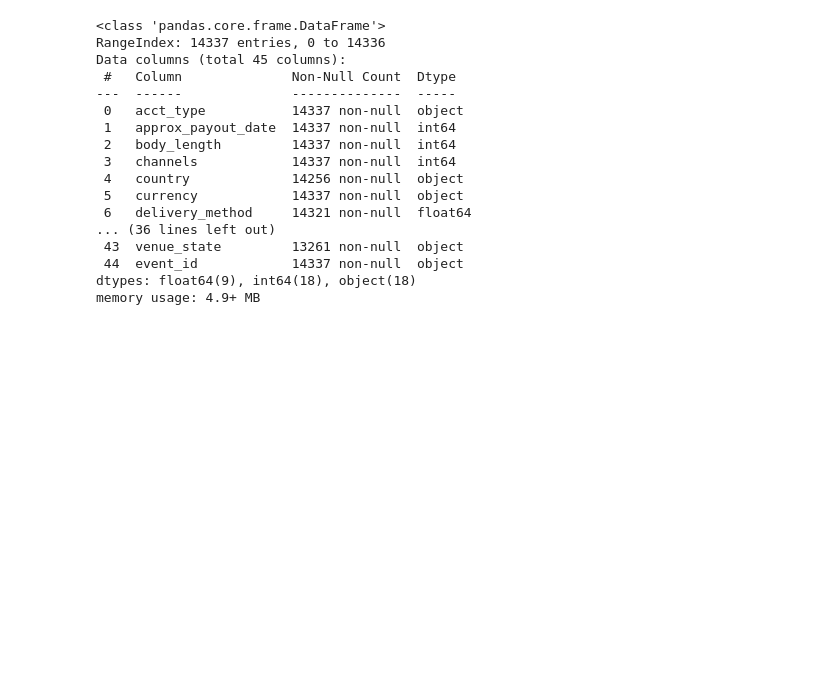
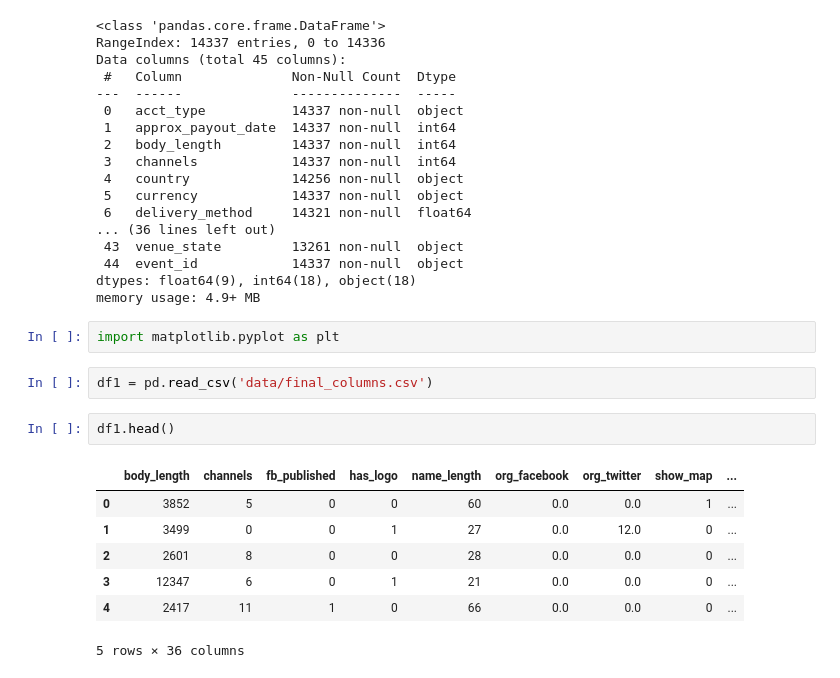
Before and after one commit to gverploeg/Fraud_Detection-, a Jupyter notebook: Sams-notebook.ipynb, the cells around one changed output. Drawn from its saved outputs; the diff is of its cells as text; blank space fills up the shorter version.

```diff
--- a/Sams-notebook.ipynb
+++ b/Sams-notebook.ipynb
@@ -84,3 +84,17 @@ Data columns (total 45 columns):
  44  event_id            14337 non-null  object
 dtypes: float64(9), int64(18), object(18)
 memory usage: 4.9+ MB
+# %%
+import matplotlib.pyplot as plt
+# %%
+df1 = pd.read_csv('data/final_columns.csv')
+# %%
+df1.head()
+# %% [output]
+|  | body_length | channels | fb_published | has_logo | name_length | org_facebook | org_twitter | show_map | ... |
+| 0 | 3852 | 5 | 0 | 0 | 60 | 0.0 | 0.0 | 1 | ... |
+| 1 | 3499 | 0 | 0 | 1 | 27 | 0.0 | 12.0 | 0 | ... |
+| 2 | 2601 | 8 | 0 | 0 | 28 | 0.0 | 0.0 | 0 | ... |
+| 3 | 12347 | 6 | 0 | 1 | 21 | 0.0 | 0.0 | 0 | ... |
+| 4 | 2417 | 11 | 1 | 0 | 66 | 0.0 | 0.0 | 0 | ... |
+5 rows × 36 columns
```
Also changed, not shown: parts of 2 cells of this notebook, 2 other files.
